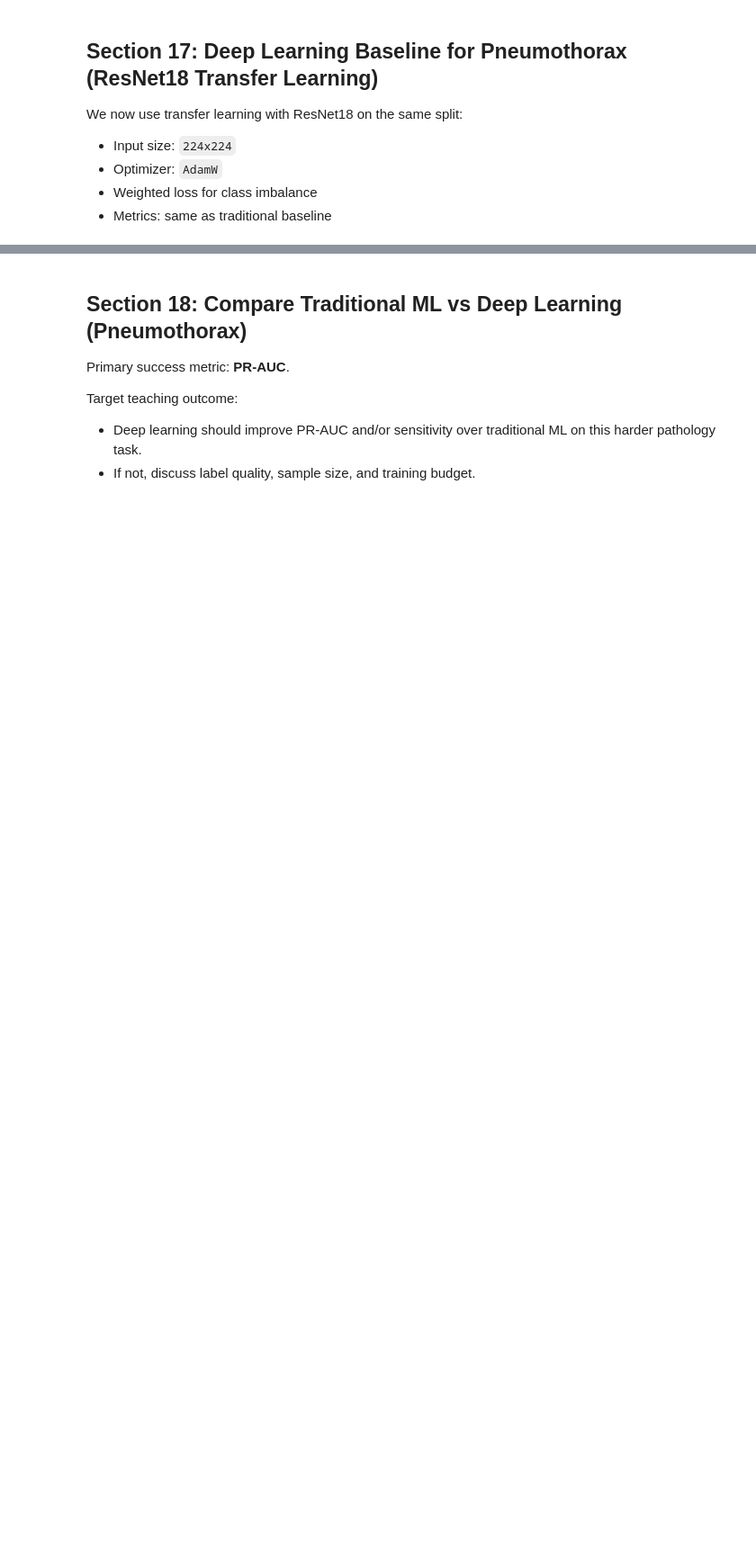
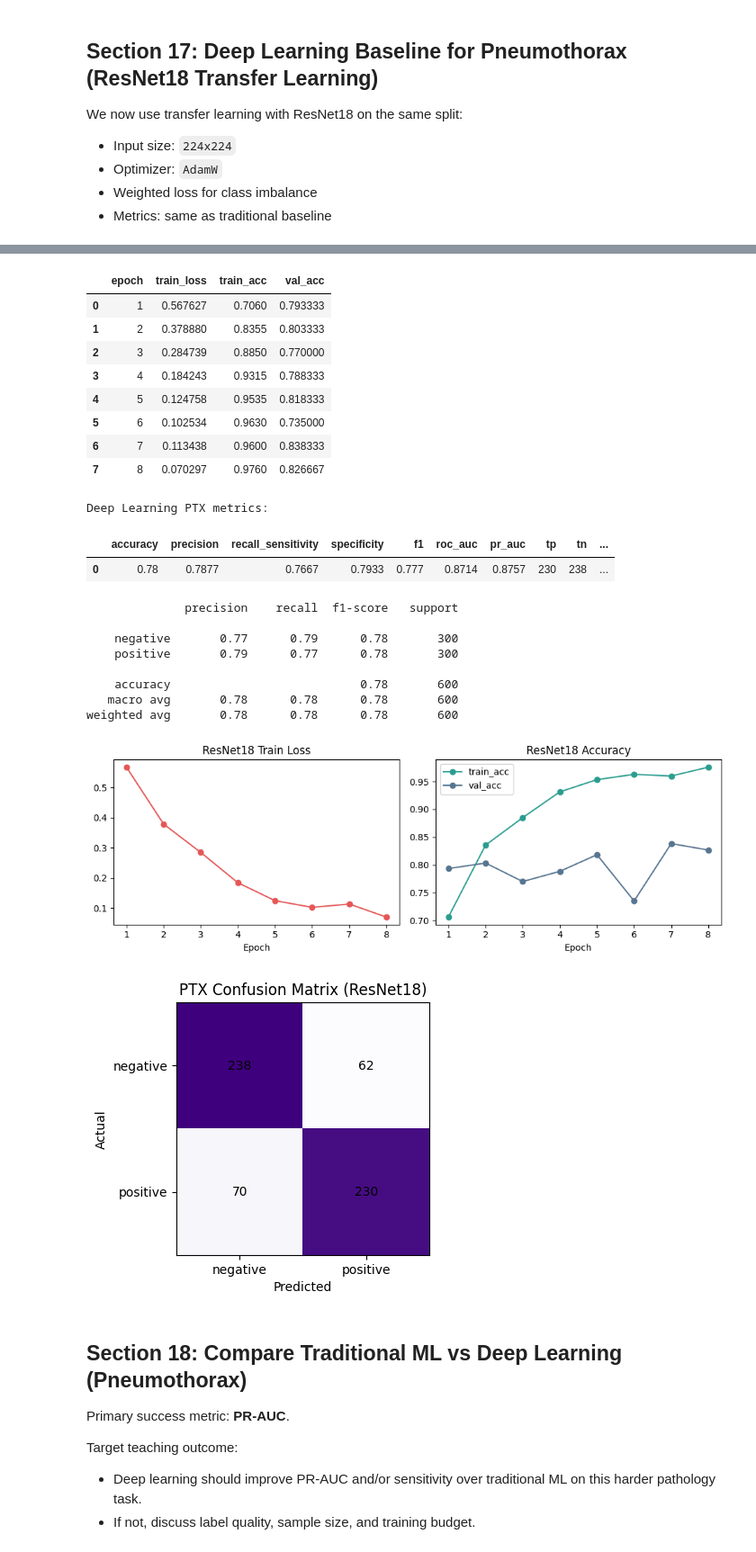
Before and after one commit to aaekay/Medical-AI-101, a Jupyter notebook: chapters/04a_bits_pixels_hu_and_xray_views.ipynb, the cells around one changed output, grey strips where cells are left out. Shown at 90% size. Saved outputs shown, nothing was run; the diff lists cells and outputs as text; code cells hidden in the pictures; blank space fills up the shorter version.

```diff
--- a/chapters/04a_bits_pixels_hu_and_xray_views.ipynb
+++ b/chapters/04a_bits_pixels_hu_and_xray_views.ipynb
@@ -1914,9 +2218,13 @@ else:
     ds_val = SIIMPNGDataset(ptx_val_manifest, transform=eval_tf)
     ds_test = SIIMPNGDataset(ptx_test_manifest, transform=eval_tf)
 
-    dl_train = DataLoader(ds_train, batch_size=32, shuffle=True, num_workers=2)
-    dl_val = DataLoader(ds_val, batch_size=64, shuffle=False, num_workers=2)
-    dl_test = DataLoader(ds_test, batch_size=64, shuffle=False, num_workers=2)
+    # Notebook-safe setting: avoid multiprocessing worker pickling issues on macOS/Windows/Jupyter.
+    num_workers = 0
+    pin_memory = torch.cuda.is_available()
+
+    dl_train = DataLoader(ds_train, batch_size=32, shuffle=True, num_workers=num_workers, pin_memory=pin_memory)
+    dl_val = DataLoader(ds_val, batch_size=64, shuffle=False, num_workers=num_workers, pin_memory=pin_memory)
+    dl_test = DataLoader(ds_test, batch_size=64, shuffle=False, num_workers=num_workers, pin_memory=pin_memory)
 
     try:
         weights = ResNet18_Weights.IMAGENET1K_V1
@@ -2012,3 +2320,4 @@ else:
             ax.text(j, i, str(ptx_dl_cm[i, j]), ha='center', va='center')
     plt.tight_layout()
     plt.show()
+# %% [output]
@@ -2015,3 +2332,25 @@ else:
+|  | epoch | train_loss | train_acc | val_acc |
+| 0 | 1 | 0.567627 | 0.7060 | 0.793333 |
+| 1 | 2 | 0.378880 | 0.8355 | 0.803333 |
+| 2 | 3 | 0.284739 | 0.8850 | 0.770000 |
+| 3 | 4 | 0.184243 | 0.9315 | 0.788333 |
+| 4 | 5 | 0.124758 | 0.9535 | 0.818333 |
+| 5 | 6 | 0.102534 | 0.9630 | 0.735000 |
+| 6 | 7 | 0.113438 | 0.9600 | 0.838333 |
+| 7 | 8 | 0.070297 | 0.9760 | 0.826667 |
+Deep Learning PTX metrics:
+|  | accuracy | precision | recall_sensitivity | specificity | f1 | roc_auc | pr_auc | tp | tn | ... |
+| 0 | 0.78 | 0.7877 | 0.7667 | 0.7933 | 0.777 | 0.8714 | 0.8757 | 230 | 238 | ... |
+              precision    recall  f1-score   support
+
+    negative       0.77      0.79      0.78       300
+    positive       0.79      0.77      0.78       300
+
+    accuracy                           0.78       600
+   macro avg       0.78      0.78      0.78       600
+weighted avg       0.78      0.78      0.78       600
+[figure, added]
+[figure, added]
 # %% [markdown]
 ## Section 18: Compare Traditional ML vs Deep Learning (Pneumothorax)
 Primary success metric: **PR-AUC**.
```
Also changed, not shown: parts of 10 cells of this notebook, 3 other files.
